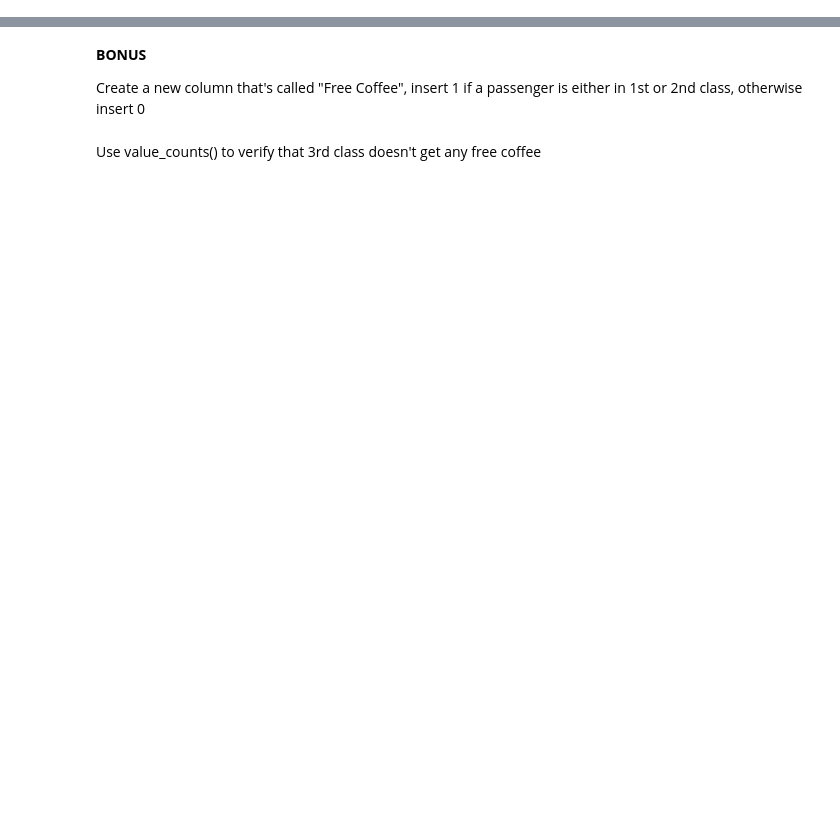
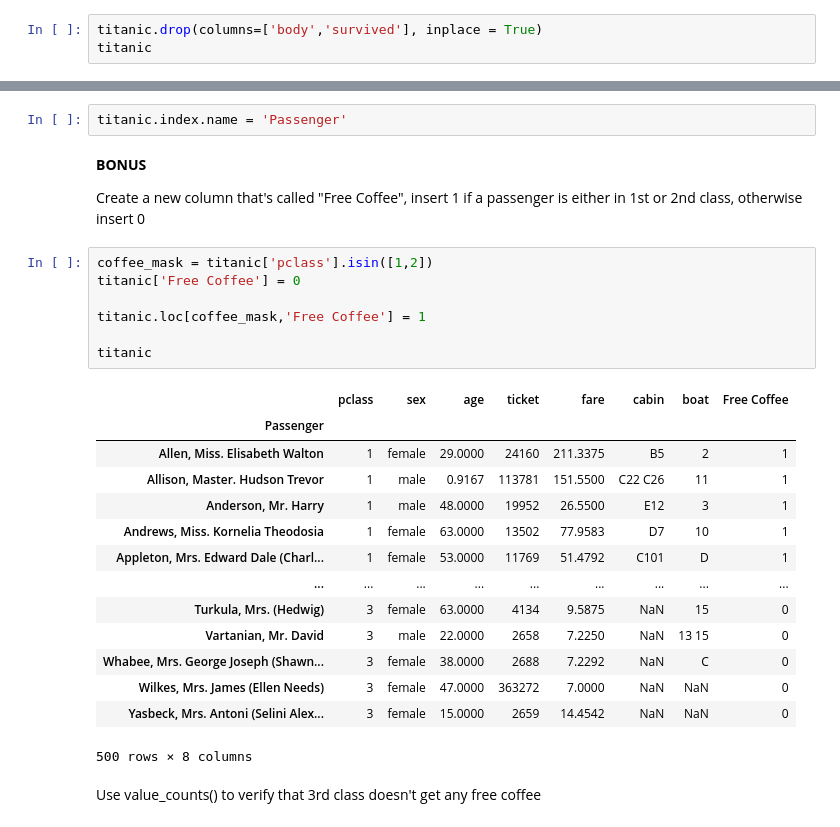
Before and after one commit to AmalSatheesan/Data_Analysis_with_Pandas, a Jupyter notebook: homework3.ipynb, the cells around one changed output, grey strips where cells are left out. Cells and saved outputs as stored; diff of their text form; blank space fills up the shorter version.

```diff
--- a/homework3.ipynb
+++ b/homework3.ipynb
@@ -567,2 +623,5 @@ Filter out all the passengers which did not survive.
 # %% [markdown]
 Considering that the **body** column is only used for passengers who did not survive, drop that column, and then do the same thing for the **survived** column.
+# %%
+titanic.drop(columns=['body','survived'], inplace = True)
+titanic
@@ -571,8 +651,32 @@ What is the max **fare** in **3rd class**?
 # %% [markdown]
 Rename the index name of 'name' to 'Passenger'
+# %%
+titanic.index.name = 'Passenger'
 # %% [markdown]
 **BONUS**
 
 Create a new column that's called "Free Coffee", insert 1 if a passenger is either in 1st or 2nd class, otherwise insert 0
+# %%
+coffee_mask = titanic['pclass'].isin([1,2])
+titanic['Free Coffee'] = 0
+
+titanic.loc[coffee_mask,'Free Coffee'] = 1
+
+titanic
+# %% [output]
+|  | pclass | sex | age | ticket | fare | cabin | boat | Free Coffee |
+| Passenger |  |  |  |  |  |  |  |  |
+| Allen, Miss. Elisabeth Walton | 1 | female | 29.0000 | 24160 | 211.3375 | B5 | 2 | 1 |
+| Allison, Master. Hudson Trevor | 1 | male | 0.9167 | 113781 | 151.5500 | C22 C26 | 11 | 1 |
+| Anderson, Mr. Harry | 1 | male | 48.0000 | 19952 | 26.5500 | E12 | 3 | 1 |
+| Andrews, Miss. Kornelia Theodosia | 1 | female | 63.0000 | 13502 | 77.9583 | D7 | 10 | 1 |
+| Appleton, Mrs. Edward Dale (Charl... | 1 | female | 53.0000 | 11769 | 51.4792 | C101 | D | 1 |
+| ... | ... | ... | ... | ... | ... | ... | ... | ... |
+| Turkula, Mrs. (Hedwig) | 3 | female | 63.0000 | 4134 | 9.5875 | NaN | 15 | 0 |
+| Vartanian, Mr. David | 3 | male | 22.0000 | 2658 | 7.2250 | NaN | 13 15 | 0 |
+| Whabee, Mrs. George Joseph (Shawn... | 3 | female | 38.0000 | 2688 | 7.2292 | NaN | C | 0 |
+| Wilkes, Mrs. James (Ellen Needs) | 3 | female | 47.0000 | 363272 | 7.0000 | NaN | NaN | 0 |
+| Yasbeck, Mrs. Antoni (Selini Alex... | 3 | female | 15.0000 | 2659 | 14.4542 | NaN | NaN | 0 |
+500 rows × 8 columns
 # %% [markdown]
 Use value_counts() to verify that 3rd class doesn't get any free coffee
```
Also changed, not shown: parts of 7 cells of this notebook.
